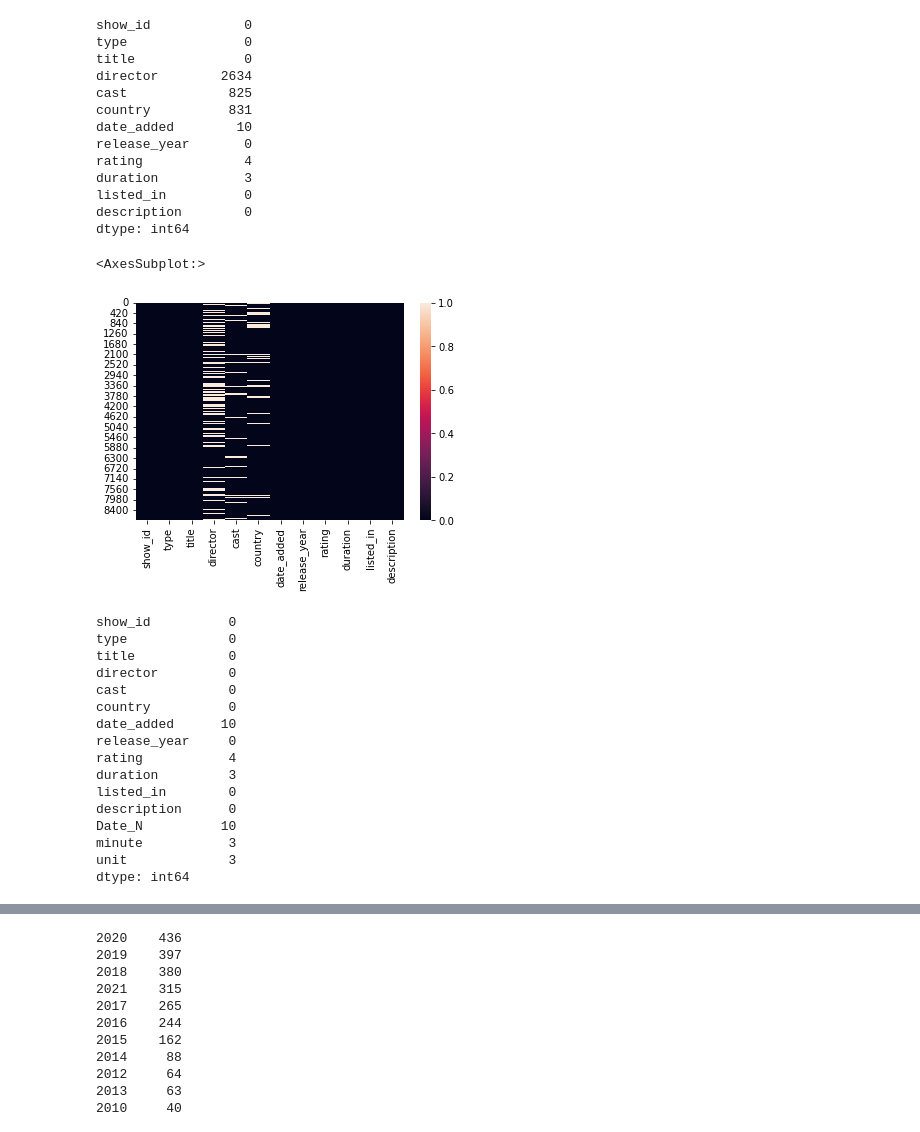
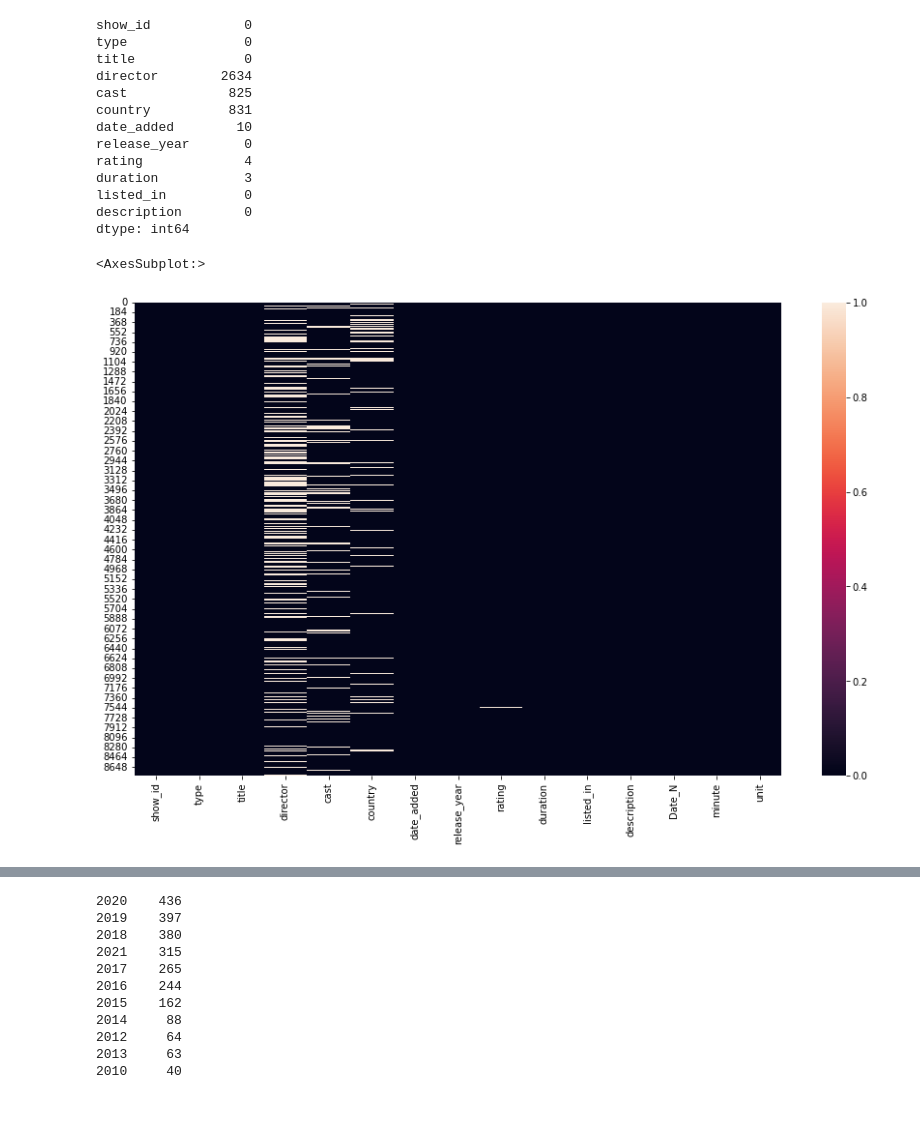
Before and after one commit to AbhinayanDhawan/NetFlix-data-analysis, a Jupyter notebook: Data visualization on netflix data for TV shows and Movies-checkpoint.ipynb, the cells around one changed output, grey strips where cells are left out. Saved outputs shown, nothing was run; the diff lists cells and outputs as text; code cells hidden in the pictures; blank space fills up the shorter version.

```diff
--- a/Data visualization on netflix data for TV shows and Movies-checkpoint.ipynb
+++ b/Data visualization on netflix data for TV shows and Movies-checkpoint.ipynb
@@ -5,7 +5,7 @@ import matplotlib.pyplot as plt
 # %%
 import seaborn as sns
 # %%
-dnt = pd.read_csv(r"C:\Users\LENOVO\Desktop\New folder\netflix_titles.csv")
+dnt = pd.read_csv(r"C:\\Users\\Acer\\Desktop\\abhinayan\\NetFlix-data-analysis-main\\netflix_titles.csv")
 # %%
 #Top 10 recods
 dnt.head(10)
@@ -129,32 +129,9 @@ listed_in          0
 description        0
 dtype: int64
 # %%
+plt.figure(figsize = (15,9))
 sns.heatmap(dnt.isnull(),square = False ,)
 # %% [output]
 <AxesSubplot:>
-[figure, old version]
+[figure, new version]
-# %%
-# handling missing values
-dnt_new = dnt.fillna({"director":"James Cameron","cast":"Tom Cruise","country":"United Kingdom",})
-#dnt_new = dnt.fillna(method ='ffill', )
-dnt_new.isnull().sum()
-#now no null values in director,cast,country column as shown in output
-#sns.heatmap(dnt_new.isnull())
-# %% [output]
-show_id          0
-type             0
-title            0
-director         0
-cast             0
-country          0
-date_added      10
-release_year     0
-rating           4
-duration         3
-listed_in        0
-description      0
-Date_N          10
-minute           3
-unit             3
-dtype: int64
 # %%
```
Also changed, not shown: parts of 41 cells of this notebook.
